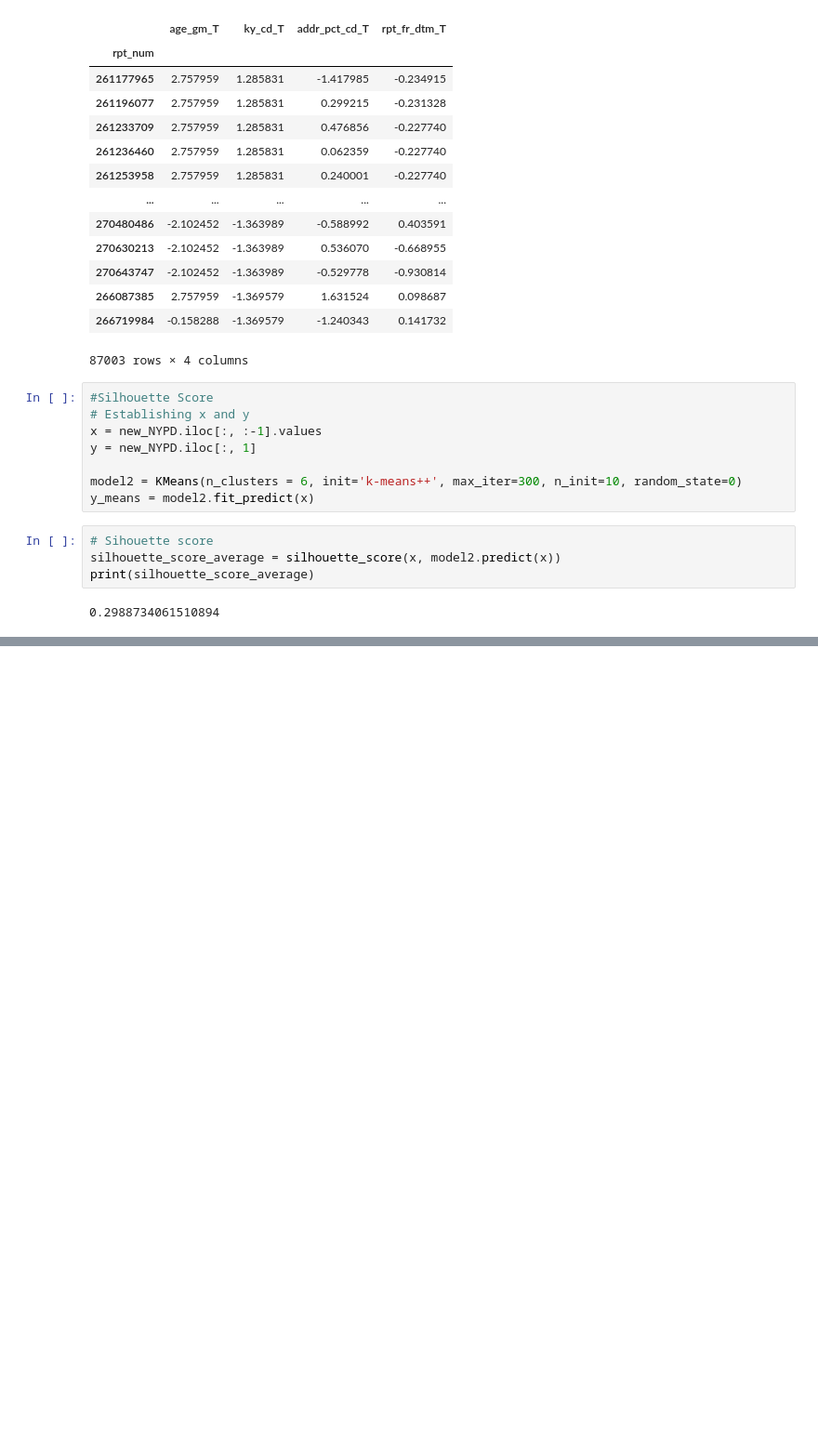
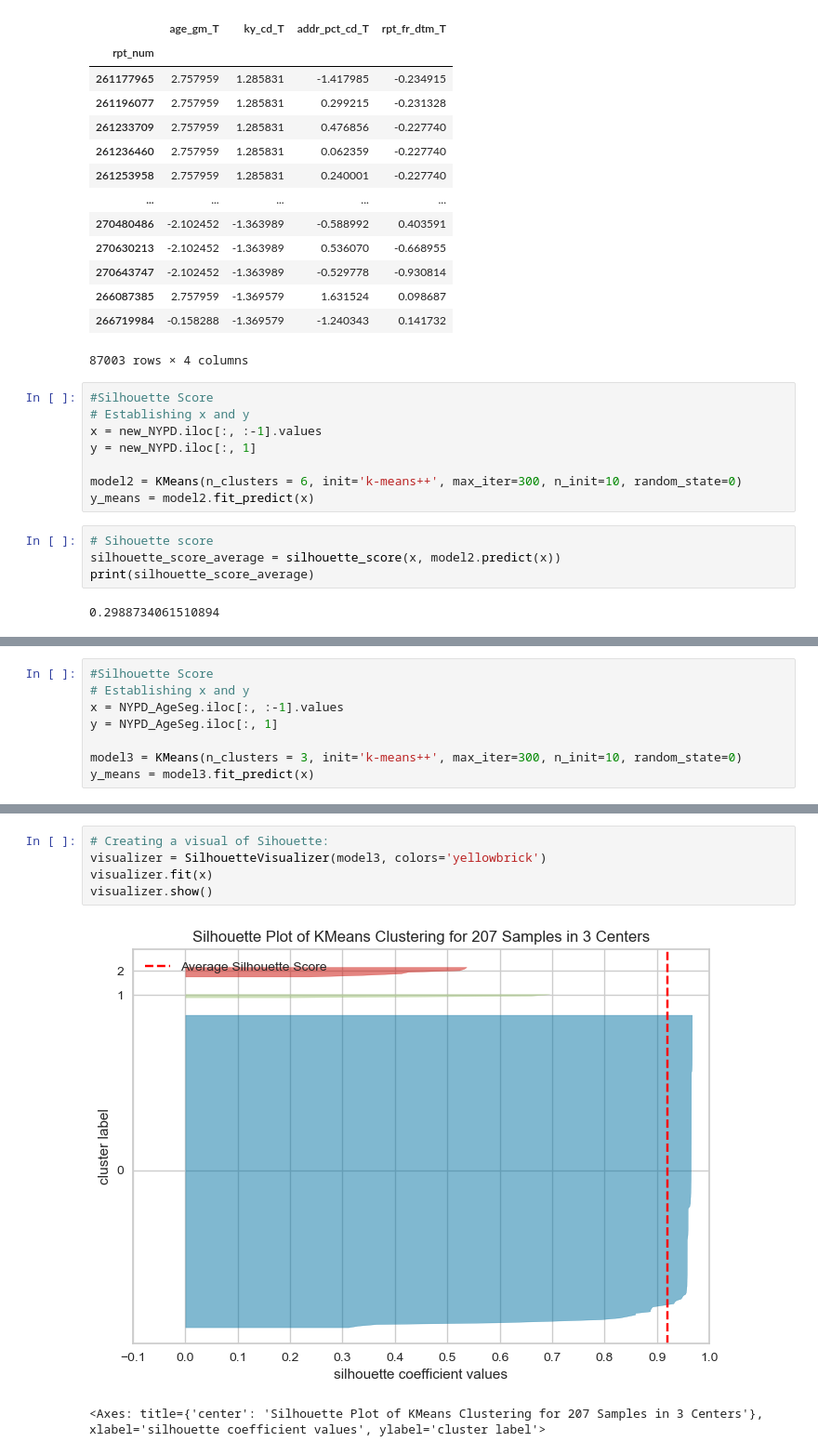
Before and after one commit to accoffin12/CrimeVictimAnalysis_Capstone, a Jupyter notebook: KMeans Clustering Models Developed for Predictive Modeling.ipynb, the cells around one changed output, grey strips where cells are left out. Shown: that part at 93% size. Cells and saved outputs as stored; diff of their text form; blank space fills up the shorter version.

```diff
--- a/KMeans Clustering Models Developed for Predictive Modeling.ipynb
+++ b/KMeans Clustering Models Developed for Predictive Modeling.ipynb
@@ -622,0 +696,8 @@ visualizer.show()
+# %%
+#Silhouette Score
+# Establishing x and y
+x = NYPD_AgeSeg.iloc[:, :-1].values
+y = NYPD_AgeSeg.iloc[:, 1]
+
+model3 = KMeans(n_clusters = 3, init='k-means++', max_iter=300, n_init=10, random_state=0)
+y_means = model3.fit_predict(x)
@@ -622,0 +710,8 @@ visualizer.show()
+# %%
+# Creating a visual of Sihouette:
+visualizer = SilhouetteVisualizer(model3, colors='yellowbrick')
+visualizer.fit(x)
+visualizer.show()
+# %% [output]
+[figure, added]
+<Axes: title={'center': 'Silhouette Plot of KMeans Clustering for 207 Samples in 3 Centers'}, xlabel='silhouette coefficient values', ylabel='cluster label'>
```
Also changed, not shown: parts of 13 cells of this notebook, 6 other files.
